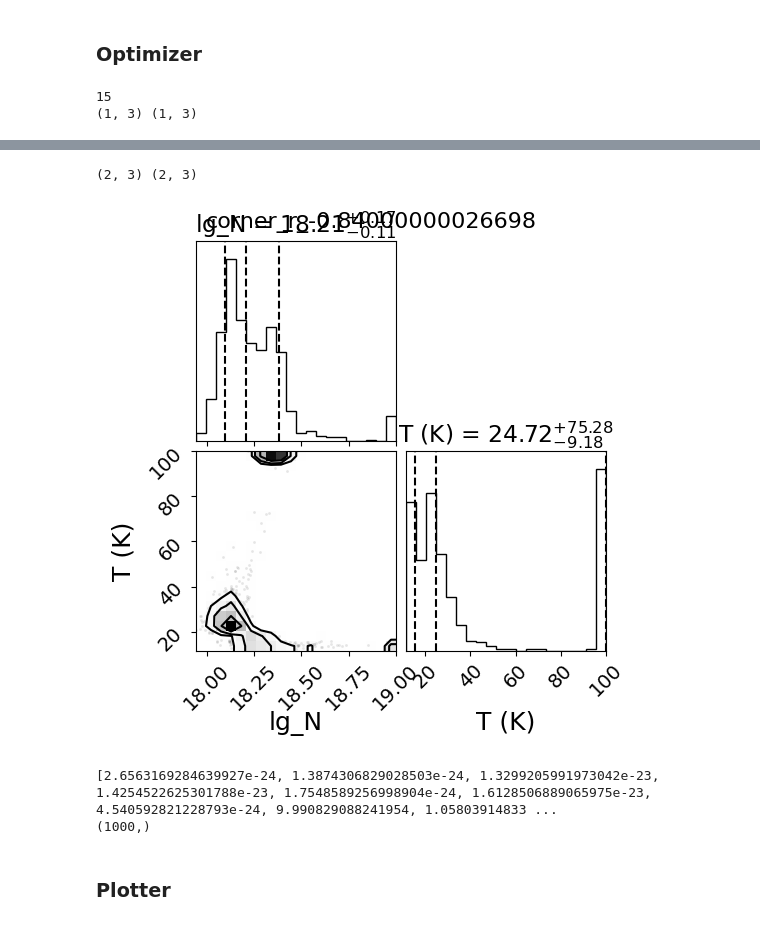
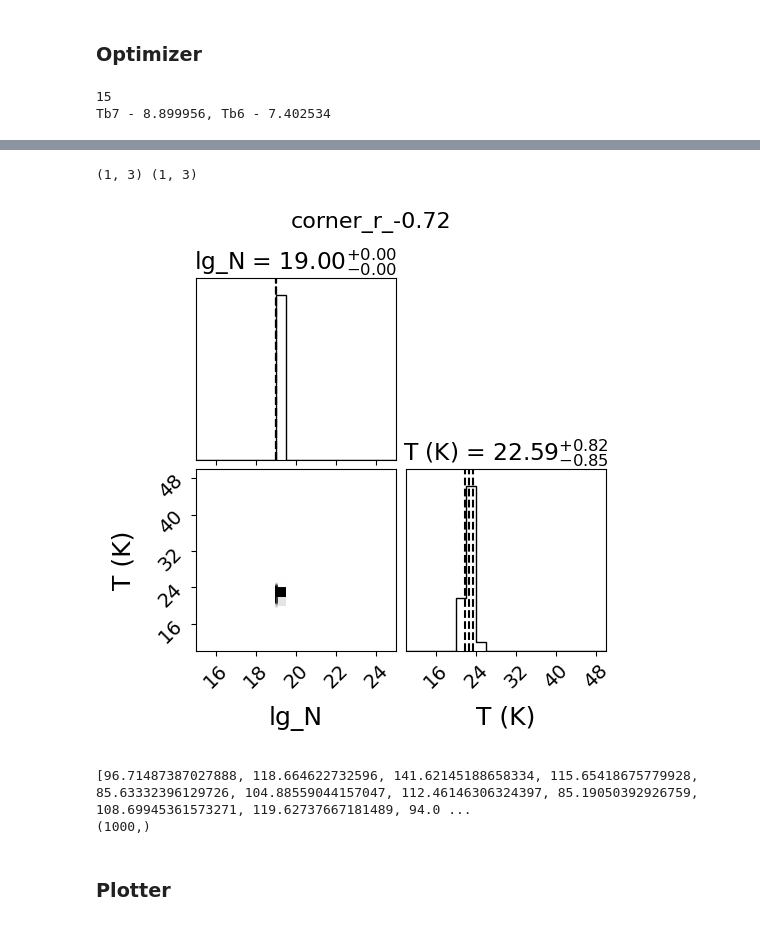
Before and after one commit to mihirtripathi97/LTEAnalysis, a Jupyter notebook: Tb_estimater_pipeline_bootstrap.ipynb, the cells around one changed output, grey strips where cells are left out. Saved outputs shown, nothing was run; the diff lists cells and outputs as text; code cells hidden in the pictures.

```diff
--- a/Tb_estimater_pipeline_bootstrap.ipynb
+++ b/Tb_estimater_pipeline_bootstrap.ipynb
@@ -17,7 +17,7 @@ import corner
 # for LTE calculation
 line  = 'c18o'
 Xconv = 1e-7
-dv  = 2.0 # km/s
+dv  = 7417.18 # km/s
 ilines = [3,2] # Ju
 Ncols = np.array([5.e16, 5.9e16, 5.e17]) # cm^-2
 Texes = np.array([5, 18, 22, 30]) # K
@@ -65,9 +65,12 @@ T_samples = []
 
 plot_corner = True
 
-for i in range(15, 17):
+for i in range(15, 16):
 
     print(i)
+    tb7 = df_blue["Tb_on_pix_b7"][i]
+    tb6 = df_blue["Tb_on_pix_b6"][i]
+    print(f"Tb7 - {tb7}, Tb6 - {tb6}")
 
     tb7_i_guess = np.random.normal(loc=df_blue["Tb_on_pix_b7"][i],
                                    scale = np.sqrt((0.1*df_blue["Tb_on_pix_b7"][i])**2 + 1.08**2), size = 1000)
@@ -107,9 +110,10 @@ for i in range(15, 17):
     fig1 = corner.corner(sample, labels= ["lg_N", "T (K)"],
                                 truths=None,
                             truth_color = 'green', quantiles=[0.16,0.5,0.84],
-                            show_titles=True)
+                            show_titles=True, range=([15.,25.],[10.,50.]))
 
-    fig1.suptitle('corner_r_'+str(df_blue["R_arcsec"][i]), fontsize=16)
+    fig1.suptitle('corner_r_'+str(round(df_blue["R_arcsec"][i],2)), fontsize=16)
+    fig1.subplots_adjust(top=0.86)
 
     plt.show()
     #plt.close()
@@ -120,4 +124,4 @@ print(c_sqr)
 print(np.shape(c_sqr))
 # %% [output]
 15
-(1, 3) (1, 3)
+Tb7 - 8.899956, Tb6 - 7.402534
@@ -126,6 +129,6 @@ print(np.shape(c_sqr))
-(2, 3) (2, 3)
+(1, 3) (1, 3)
-[figure, removed]
+[figure, new version]
-[2.6563169284639927e-24, 1.3874306829028503e-24, 1.3299205991973042e-23, 1.4254522625301788e-23, 1.7548589256998904e-24, 1.6128506889065975e-23, 4.540592821228793e-24, 9.990829088241954, 1.05803914833 ...
+[96.71487387027888, 118.664622732596, 141.62145188658334, 115.65418675779928, 85.63332396129726, 104.88559044157047, 112.46146306324397, 85.19050392926759, 108.69945361573271, 119.62737667181489, 94.0 ...
 (1000,)
 # %% [markdown]
 ### Plotter
```
Also changed, not shown: parts of 1 cell of this notebook, 33 other files.
